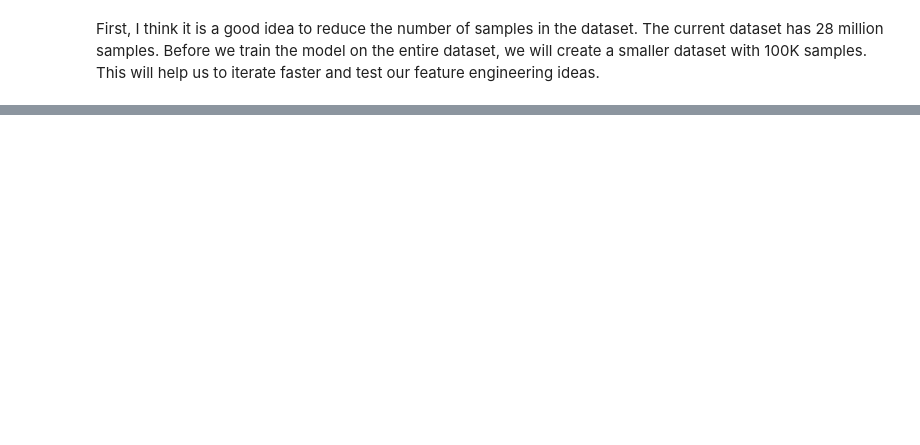
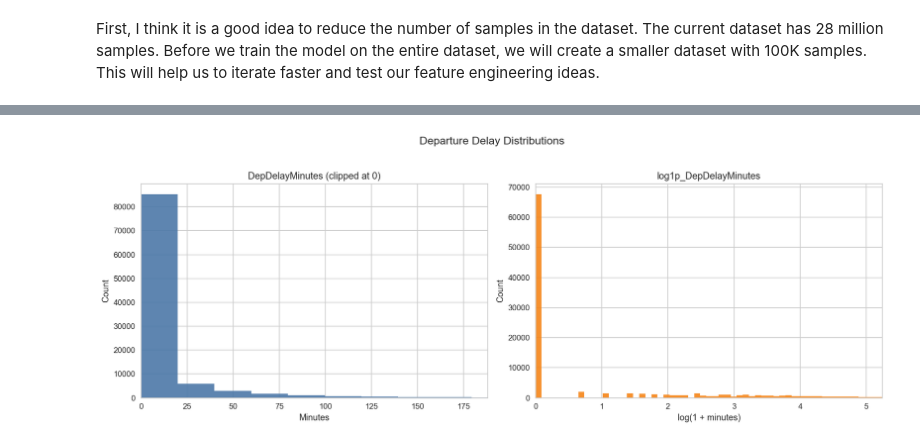
Before and after one commit to rashdul/flight-delay-prediction, a Jupyter notebook: notebooks/03_feature_engineering.ipynb, the cells around one changed output, grey strips where cells are left out. Cells and saved outputs as stored; diff of their text form; code cells hidden in the pictures; blank space fills up the shorter version.

Commit message:
Apply feature engineering + notebooks (clean)

```diff
--- a/notebooks/03_feature_engineering.ipynb
+++ b/notebooks/03_feature_engineering.ipynb
@@ -22,0 +128,5 @@ sample_df.to_parquet("sample_df.parquet")
+# %%
+import pickle
+with open("./data/quantailes.pkl", "rb") as f:
+    quantiles = pickle.load(f)
+quantiles
@@ -22,0 +151,4 @@ sample_df.to_parquet("sample_df.parquet")
+# %%
+import pickle
+with open("./data/route_stats.pkl", "rb") as f:
+  route_stats = pickle.load(f)
@@ -22,0 +205,3 @@ sample_df.to_parquet("sample_df.parquet")
+# %%
+pd.set_option('display.max_columns', None)
+interaction.head()
@@ -22,0 +219,68 @@ sample_df.to_parquet("sample_df.parquet")
+# %%
+fe = FeatureEngineeringDepDelay(sample_df)
+route_features = fe.test_method()
+# %%
+# Beautiful distribution plots: DepDelayMinutes vs log1p_DepDelayMinutes
+import numpy as np
+import matplotlib.pyplot as plt
+
+# Pick the dataframe you want to visualize (route_features is created above).
+df_plot = route_features.copy()
+
+raw_col = "DepDelayMinutes"
+log_col = "log1p_DepDelayMinutes"
+
+if raw_col not in df_plot.columns:
+    raise KeyError(f"Missing column: {raw_col}")
+
+# Handle negatives safely: log1p is only defined for x > -1, and delays are usually >= 0.
+raw = pd.to_numeric(df_plot[raw_col], errors="coerce")
+raw_nonneg = raw.clip(lower=0)
+df_plot[log_col] = np.log1p(raw_nonneg)
+
+# For readability, clip x-axes to the 99th percentile (keeps long tails from flattening the plot).
+raw_p99 = float(np.nanpercentile(raw_nonneg, 99)) if raw_nonneg.notna().any() else 0.0
+log_p99 = float(np.nanpercentile(df_plot[log_col], 99)) if df_plot[log_col].notna().any() else 0.0
+
+# Plot
+plt.style.use("seaborn-v0_8-whitegrid")
+fig, axes = plt.subplots(1, 2, figsize=(14, 5), dpi=120)
+
+axes[0].hist(raw_nonneg.dropna(), bins=80, color="#4C78A8", alpha=0.9)
+axes[0].set_title("DepDelayMinutes (clipped at 0)")
+axes[0].set_xlabel("Minutes")
+axes[0].set_ylabel("Count")
+if raw_p99 > 0:
+    axes[0].set_xlim(0, raw_p99)
+
+axes[1].hist(df_plot[log_col].dropna(), bins=80, color="#F58518", alpha=0.9)
+axes[1].set_title("log1p_DepDelayMinutes")
+axes[1].set_xlabel("log(1 + minutes)")
+axes[1].set_ylabel("Count")
+if log_p99 > 0:
+    axes[1].set_xlim(0, log_p99)
+
+fig.suptitle("Departure Delay Distributions", y=1.03, fontsize=14)
+plt.tight_layout()
+plt.show()
+
+# Quick sanity stats
+display(pd.DataFrame({
+    "metric": ["count", "mean", "median", "p90", "p99"],
+    raw_col: [
+        raw_nonneg.count(),
+        raw_nonneg.mean(),
+        raw_nonneg.median(),
+        np.nanpercentile(raw_nonneg, 90),
+        np.nanpercentile(raw_nonneg, 99),
+    ],
+    log_col: [
+        df_plot[log_col].count(),
+        df_plot[log_col].mean(),
+        df_plot[log_col].median(),
+        np.nanpercentile(df_plot[log_col], 90),
+        np.nanpercentile(df_plot[log_col], 99),
+    ],
+}))
+# %% [output]
+[figure, added]
```
Also changed, not shown: parts of 40 cells of this notebook, 10 other files.
